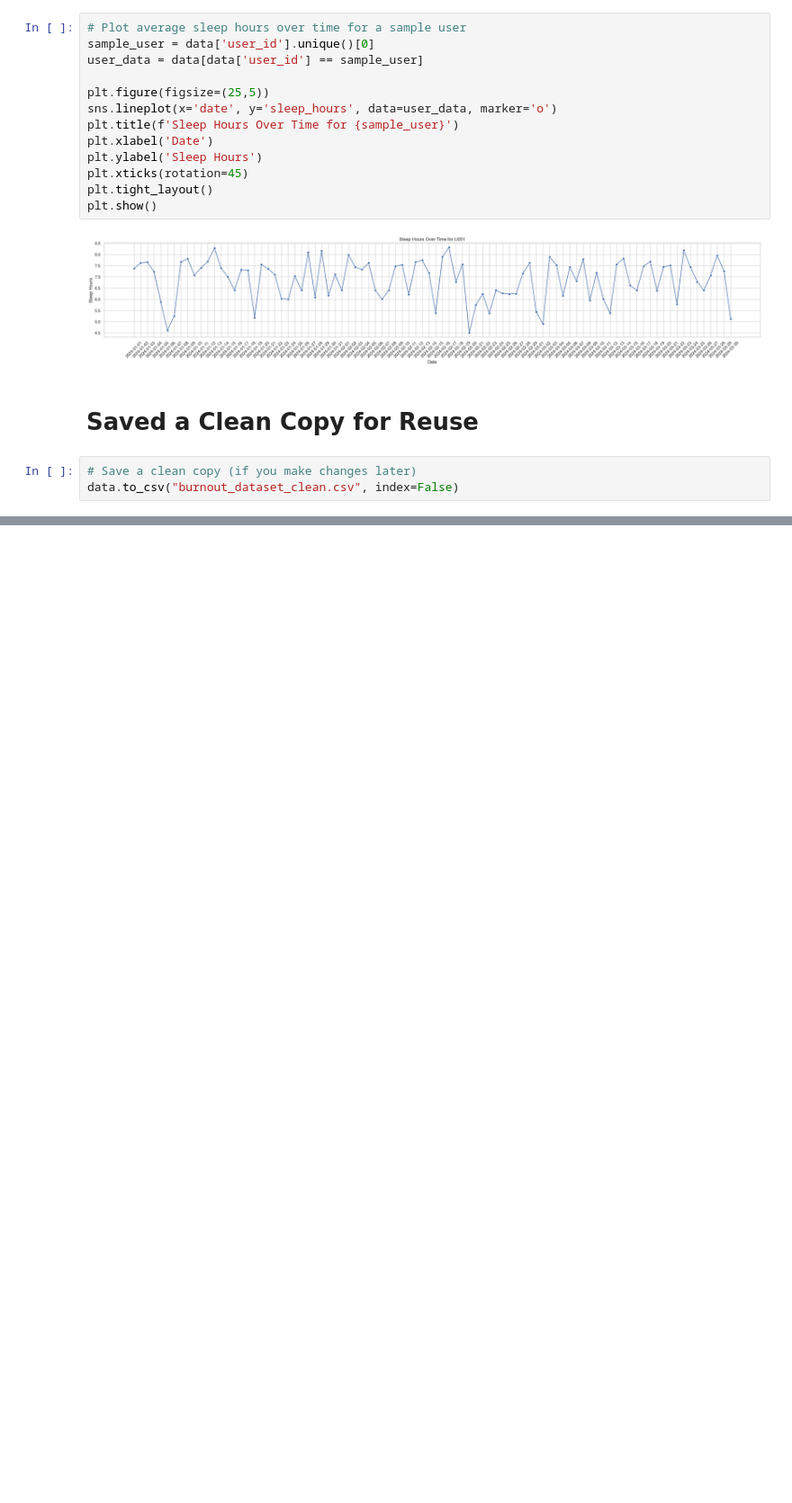
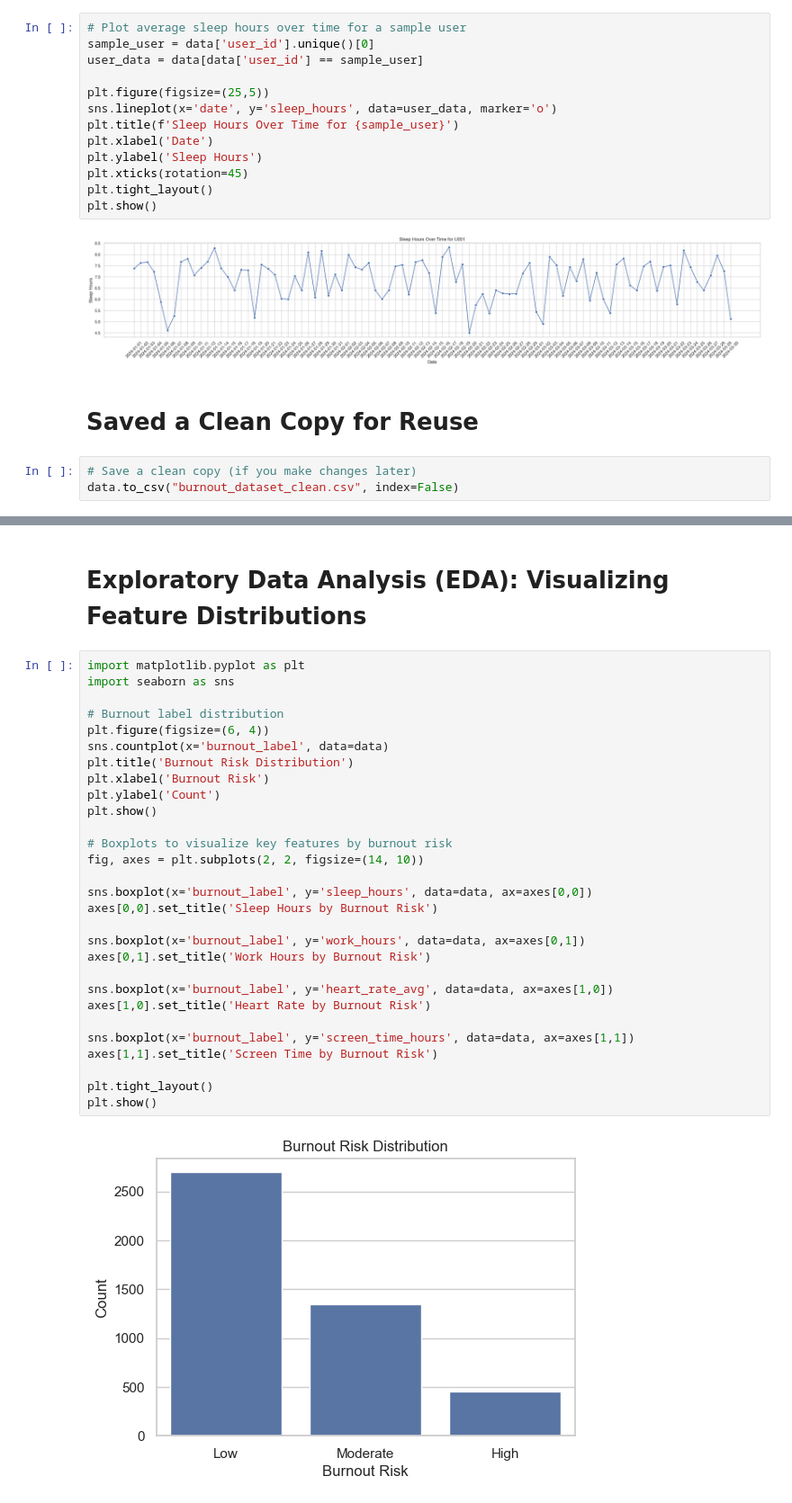
Before and after one commit to BaghCodes/mental-health-burnout-detection, a Jupyter notebook: BurnoutDetectionSystem.ipynb, the cells around one changed output, grey strips where cells are left out. Shown at 90% size. Cells and saved outputs as stored; diff of their text form; blank space fills up the shorter version.

```diff
--- a/BurnoutDetectionSystem.ipynb
+++ b/BurnoutDetectionSystem.ipynb
@@ -87,0 +127,33 @@ data.to_csv("burnout_dataset_clean.csv", index=False)
+# %% [markdown]
+# Exploratory Data Analysis (EDA): Visualizing Feature Distributions
+# %%
+import matplotlib.pyplot as plt
+import seaborn as sns
+
+# Burnout label distribution
+plt.figure(figsize=(6, 4))
+sns.countplot(x='burnout_label', data=data)
+plt.title('Burnout Risk Distribution')
+plt.xlabel('Burnout Risk')
+plt.ylabel('Count')
+plt.show()
+
+# Boxplots to visualize key features by burnout risk
+fig, axes = plt.subplots(2, 2, figsize=(14, 10))
+
+sns.boxplot(x='burnout_label', y='sleep_hours', data=data, ax=axes[0,0])
+axes[0,0].set_title('Sleep Hours by Burnout Risk')
+
+sns.boxplot(x='burnout_label', y='work_hours', data=data, ax=axes[0,1])
+axes[0,1].set_title('Work Hours by Burnout Risk')
+
+sns.boxplot(x='burnout_label', y='heart_rate_avg', data=data, ax=axes[1,0])
+axes[1,0].set_title('Heart Rate by Burnout Risk')
+
+sns.boxplot(x='burnout_label', y='screen_time_hours', data=data, ax=axes[1,1])
+axes[1,1].set_title('Screen Time by Burnout Risk')
+
+plt.tight_layout()
+plt.show()
+# %% [output]
+[figure, added]
```
Also changed, not shown: parts of 14 cells of this notebook.
